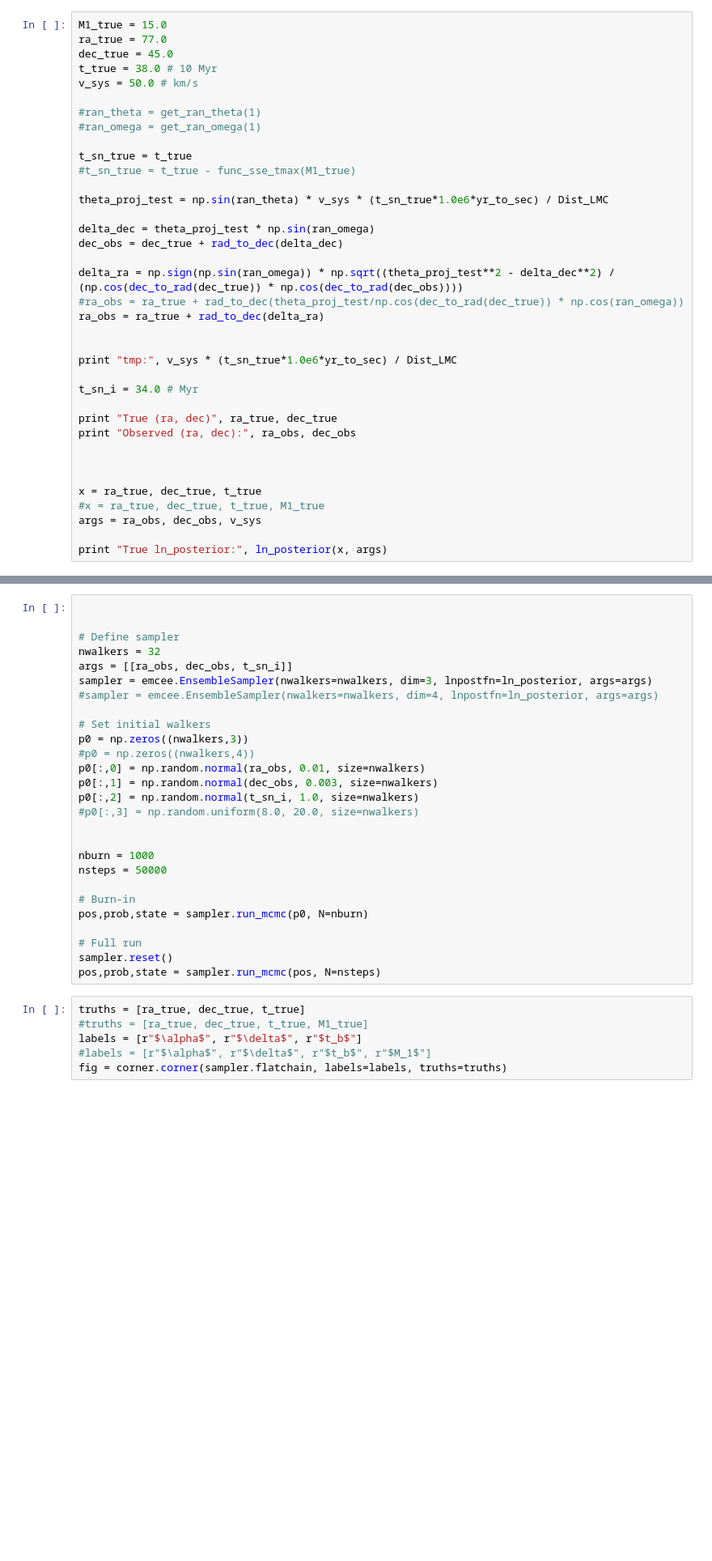
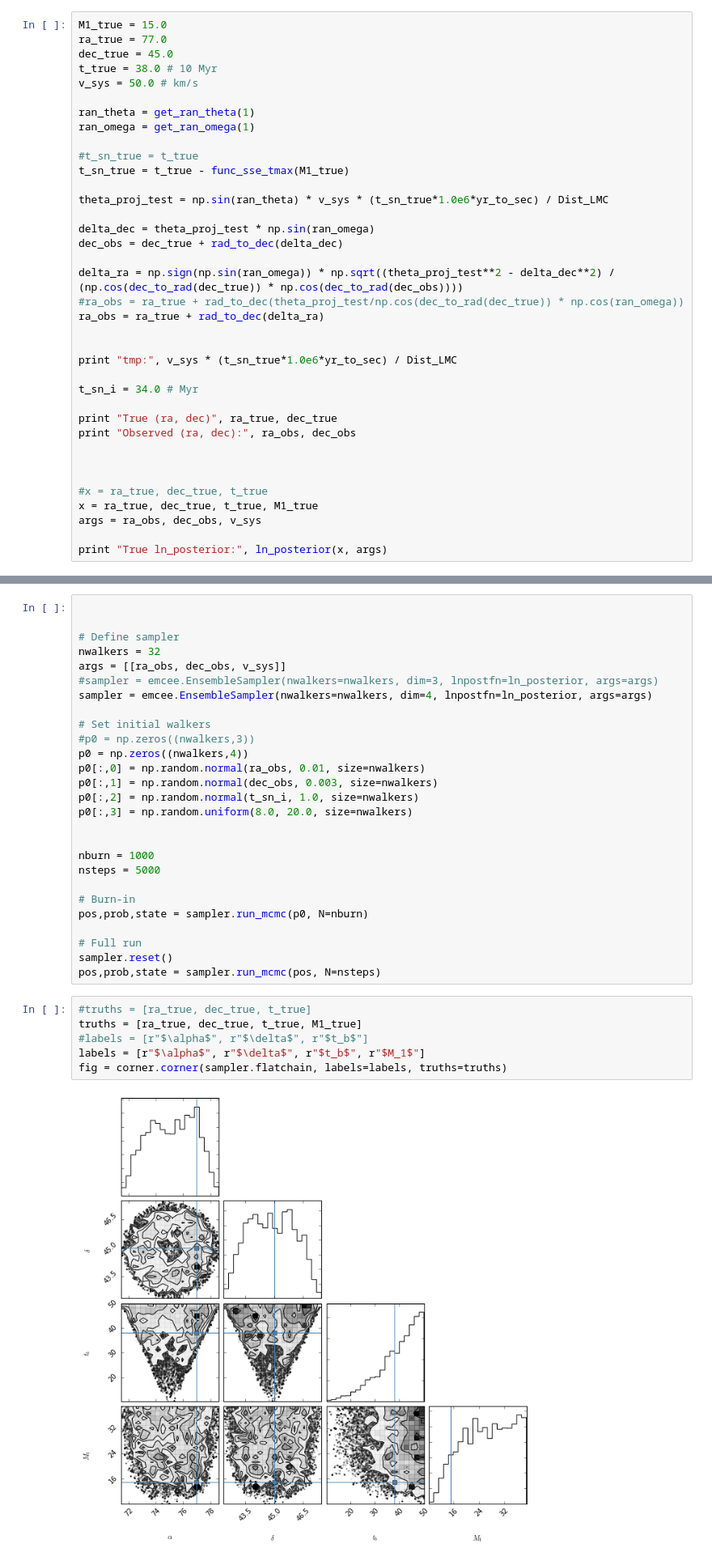
Before and after one commit to astroJeff/XRB, a Jupyter notebook: notebooks/Bayesian Tests.ipynb, the cells around one changed output, grey strips where cells are left out. Shown at 81% size. Saved outputs shown, nothing was run; the diff lists cells and outputs as text; blank space fills up the shorter version.

```diff
--- a/notebooks/Bayesian Tests.ipynb
+++ b/notebooks/Bayesian Tests.ipynb
@@ -293,11 +311,11 @@ dec_true = 45.0
 t_true = 38.0 # 10 Myr
 v_sys = 50.0 # km/s
 
-#ran_theta = get_ran_theta(1)
-#ran_omega = get_ran_omega(1)
+ran_theta = get_ran_theta(1)
+ran_omega = get_ran_omega(1)
 
-t_sn_true = t_true
-#t_sn_true = t_true - func_sse_tmax(M1_true)
+#t_sn_true = t_true
+t_sn_true = t_true - func_sse_tmax(M1_true)
 
 theta_proj_test = np.sin(ran_theta) * v_sys * (t_sn_true*1.0e6*yr_to_sec) / Dist_LMC
 
@@ -318,8 +336,8 @@ print "Observed (ra, dec):", ra_obs, dec_obs
 
 
 
-x = ra_true, dec_true, t_true
-#x = ra_true, dec_true, t_true, M1_true
+#x = ra_true, dec_true, t_true
+x = ra_true, dec_true, t_true, M1_true
 args = ra_obs, dec_obs, v_sys
 
 print "True ln_posterior:", ln_posterior(x, args)
@@ -328,21 +351,21 @@ print "True ln_posterior:", ln_posterior(x, args)
 
 # Define sampler
 nwalkers = 32
-args = [[ra_obs, dec_obs, t_sn_i]]
-sampler = emcee.EnsembleSampler(nwalkers=nwalkers, dim=3, lnpostfn=ln_posterior, args=args)
-#sampler = emcee.EnsembleSampler(nwalkers=nwalkers, dim=4, lnpostfn=ln_posterior, args=args)
+args = [[ra_obs, dec_obs, v_sys]]
+#sampler = emcee.EnsembleSampler(nwalkers=nwalkers, dim=3, lnpostfn=ln_posterior, args=args)
+sampler = emcee.EnsembleSampler(nwalkers=nwalkers, dim=4, lnpostfn=ln_posterior, args=args)
 
 # Set initial walkers
-p0 = np.zeros((nwalkers,3))
-#p0 = np.zeros((nwalkers,4))
+#p0 = np.zeros((nwalkers,3))
+p0 = np.zeros((nwalkers,4))
 p0[:,0] = np.random.normal(ra_obs, 0.01, size=nwalkers)
 p0[:,1] = np.random.normal(dec_obs, 0.003, size=nwalkers)
 p0[:,2] = np.random.normal(t_sn_i, 1.0, size=nwalkers)
-#p0[:,3] = np.random.uniform(8.0, 20.0, size=nwalkers)
+p0[:,3] = np.random.uniform(8.0, 20.0, size=nwalkers)
 
 
 nburn = 1000
-nsteps = 50000
+nsteps = 5000
 
 # Burn-in
 pos,prob,state = sampler.run_mcmc(p0, N=nburn)
@@ -351,11 +374,13 @@ pos,prob,state = sampler.run_mcmc(p0, N=nburn)
 sampler.reset()
 pos,prob,state = sampler.run_mcmc(pos, N=nsteps)
 # %%
-truths = [ra_true, dec_true, t_true]
-#truths = [ra_true, dec_true, t_true, M1_true]
-labels = [r"$\alpha$", r"$\delta$", r"$t_b$"]
-#labels = [r"$\alpha$", r"$\delta$", r"$t_b$", r"$M_1$"]
+#truths = [ra_true, dec_true, t_true]
+truths = [ra_true, dec_true, t_true, M1_true]
+#labels = [r"$\alpha$", r"$\delta$", r"$t_b$"]
+labels = [r"$\alpha$", r"$\delta$", r"$t_b$", r"$M_1$"]
 fig = corner.corner(sampler.flatchain, labels=labels, truths=truths)
+# %% [output]
+[figure, added]
 # %%
 ran_ra = np.linspace(ra_obs-4.0, ra_obs+4.0, 100)
 ran_dec = np.linspace(dec_obs-3.0, dec_obs+3.0, 100)
```
Also changed, not shown: parts of 6 cells of this notebook.
